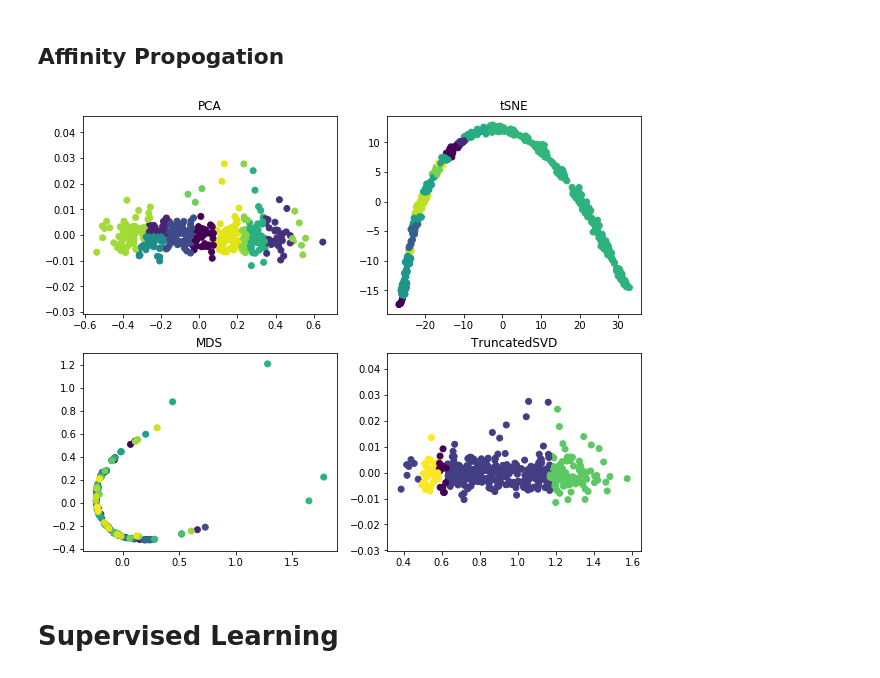
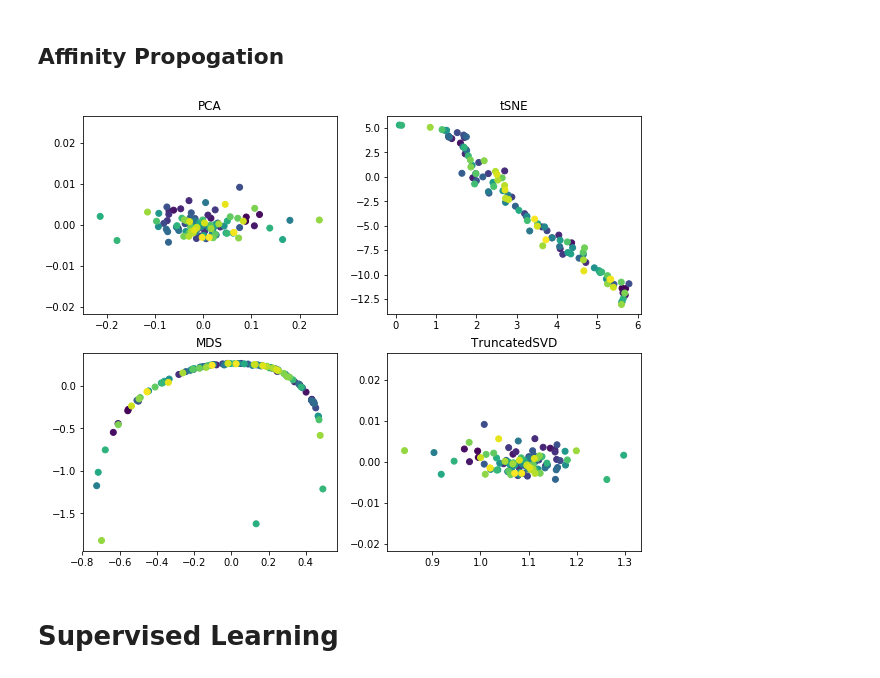
Before and after one commit to Schmidt8181/Allreciepes_NLP, a Jupyter notebook: All_Recipes_NLP.ipynb, the cells around one changed output. Saved outputs shown, nothing was run; the diff lists cells and outputs as text; code cells hidden in the pictures.

```diff
--- a/All_Recipes_NLP.ipynb
+++ b/All_Recipes_NLP.ipynb
@@ -230,7 +260,7 @@ from sklearn import manifold
 # %%
 # PLOT TSNE ONLY
 tsne = manifold.TSNE(n_components=2, init='pca', perplexity=30, random_state=0)
-tsne_data = tsne.fit_transform(X)
+tsne_data = tsne.fit_transform(FI_X)
 plt.figure(figsize=((15,15)))
 plt.scatter(tsne_data[:, 0], tsne_data[:, 1])
 words = list(model.wv.vocab)
@@ -245,7 +276,7 @@ from sklearn.neighbors import DistanceMetric
 dist = DistanceMetric.get_metric('euclidean')
 
 mds = manifold.MDS(2, max_iter=200, n_init=1)
-distances = dist.pairwise(X)
+distances = dist.pairwise(FI_X)
 mds_data = mds.fit_transform(distances)
 plt.scatter(mds_data[:, 0], mds_data[:, 1])
 # %% [output]
@@ -256,7 +287,7 @@ plt.scatter(mds_data[:, 0], mds_data[:, 1])
 from sklearn.decomposition import TruncatedSVD
 t_svd = TruncatedSVD(n_components=2)
 # %%
-t_svd_data = t_svd.fit_transform(X)
+t_svd_data = t_svd.fit_transform(FI_X)
 plt.scatter(t_svd_data[:, 0], t_svd_data[:, 1])
 # %% [output]
 <matplotlib.collections.PathCollection at 0x...>
@@ -379,38 +400,33 @@ plt.show()
 # %% [markdown]
 ## Affinity Propogation
-# %%
-tsvd_affinity = affinity.fit(t_svd_data)
-tsne_affinity = affinity.fit(tsne_data)
-affinity_pca = affinity.fit(pca_data)
-affinity_mds = affinity.fit(mds_data)
 # %%
 grid_size = (2,2)
-tsvd_affinity_pred = affinity.predict(t_svd_data)
-tsne_affinity_pred = affinity.predict(tsne_data)
-affinity_pca_pred = affinity.predict(pca_data)
-affinity_mds_pred = affinity.predict(mds_data)
+tsvd_affinity_pred = affinity.fit_predict(t_svd_data)
+tsne_affinity_pred = affinity.fit_predict(tsne_data)
+affinity_pca_pred = affinity.fit_predict(pca_data)
+affinity_mds_pred = affinity.fit_predict(mds_data)
 
 
 plt.figure(figsize=(10,8))
 plt.subplot2grid(grid_size, (0,0))
 plt.scatter(pca_data[:, 0], pca_data[:,1], c = affinity_pca_pred)
 plt.title('PCA')
 
 plt.subplot2grid(grid_size, (0,1))
 plt.scatter(tsne_data[:, 0], tsne_data[:,1], c = tsne_affinity_pred)
 plt.title('tSNE')
 
 plt.subplot2grid(grid_size, (1,1))
 plt.scatter(t_svd_data[:, 0], t_svd_data[:,1], c = tsvd_affinity_pred)
 plt.title('TruncatedSVD')
 
 plt.subplot2grid(grid_size, (1,0))
 plt.scatter(mds_data[:, 0], mds_data[:,1], c = affinity_mds_pred)
 plt.title('MDS')
 
 plt.show()
 # %% [output]
-[figure, old version]
+[figure, new version]
 # %% [markdown]
 # Supervised Learning
 # %%
```
Also changed, not shown: parts of 70 cells of this notebook.
